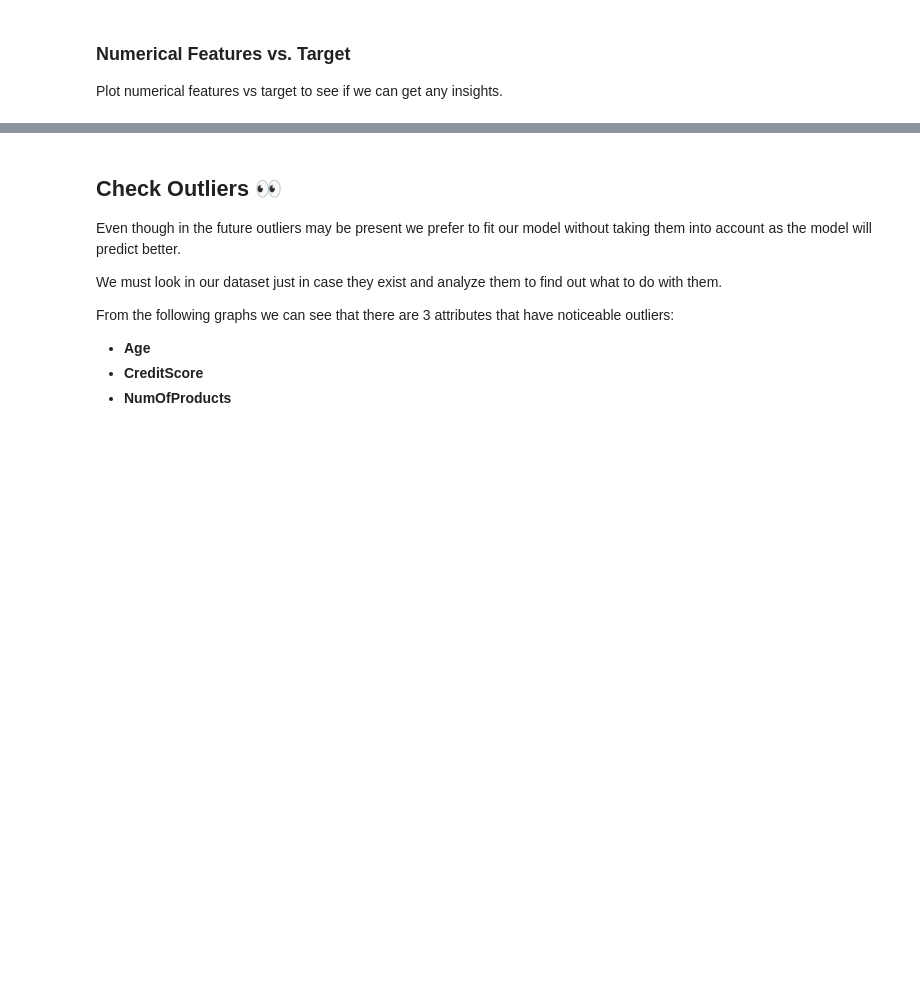
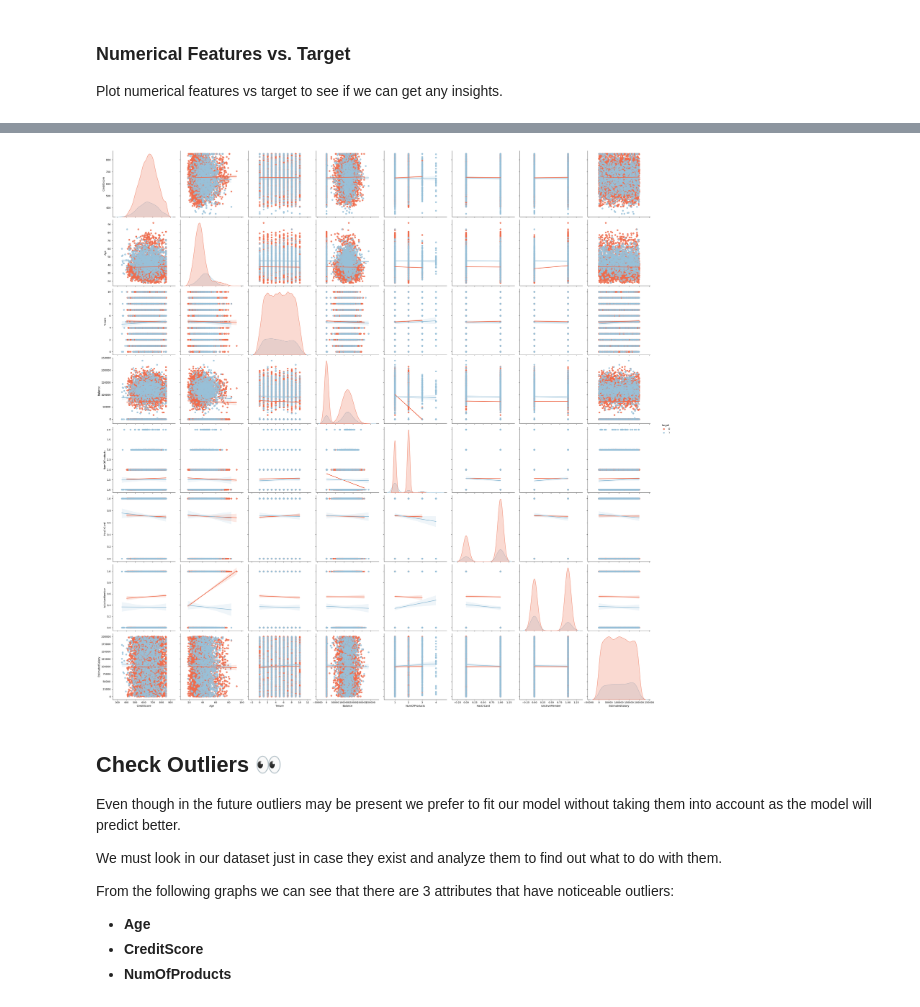
Before and after one commit to IgnacioGB1990/ML_Supervised_Classification, a Jupyter notebook: src/main.ipynb, the cells around one changed output, grey strips where cells are left out. Saved outputs shown, nothing was run; the diff lists cells and outputs as text; code cells hidden in the pictures; blank space fills up the shorter version.

```diff
--- a/src/main.ipynb
+++ b/src/main.ipynb
@@ -270,13 +270,15 @@ for i in range(len(cat_list)):
 # %%
 # PAIR PLOT
 
-# num_columns = ["CreditScore","Age","Tenure","Balance","NumOfProducts","HasCrCard","IsActiveMember","EstimatedSalary"]
+num_columns = ["CreditScore","Age","Tenure","Balance","NumOfProducts","HasCrCard","IsActiveMember","EstimatedSalary"]
 
-# sns.pairplot(df,
-#              hue='target',
-#              height=4,
-#              vars=num_columns,
-#              kind="reg");
+sns.pairplot(df,
+             hue='target',
+             height=4,
+             vars=num_columns,
+             kind="reg");
+# %% [output]
+[figure, added]
 # %% [markdown]
 ## Check Outliers 👀
 
```
Also changed, not shown: parts of 34 cells of this notebook, 2 other files.
